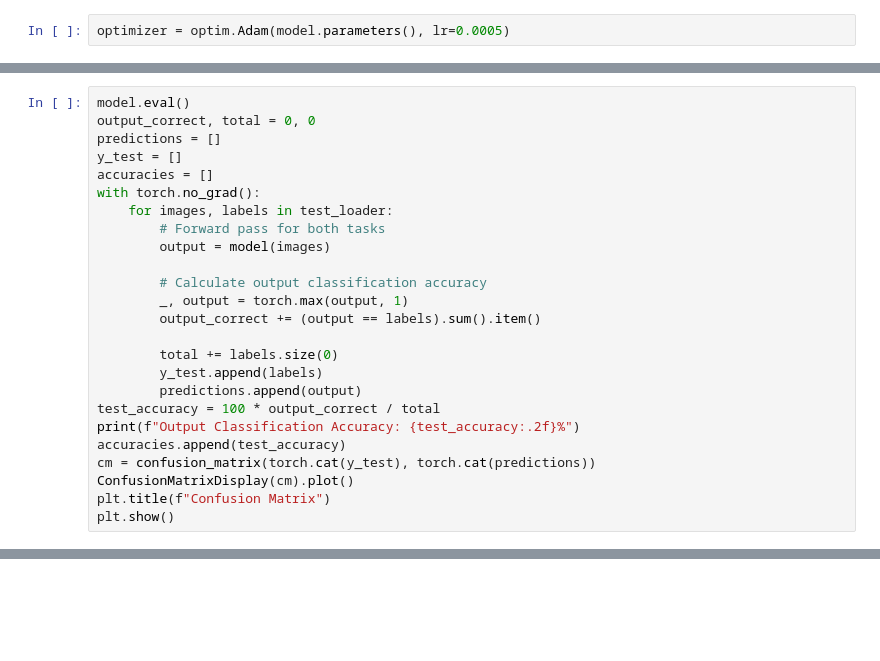
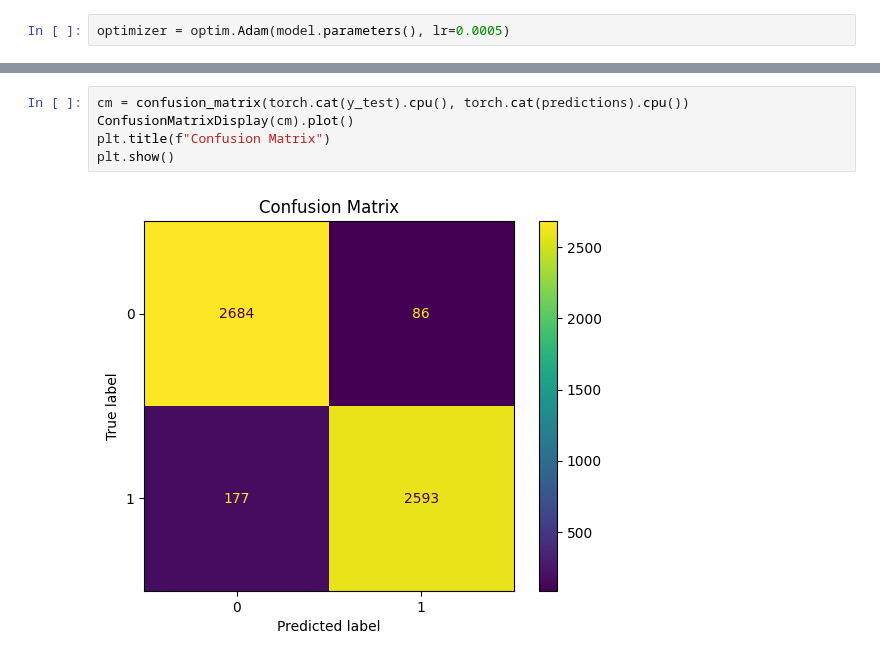
Before and after one commit to angelinabuysse/CS455_Final_Project_UG7, a Jupyter notebook: cnn.ipynb, the cells around one changed output, grey strips where cells are left out. Drawn from its saved outputs; the diff is of its cells as text; blank space fills up the shorter version.

```diff
--- a/cnn.ipynb
+++ b/cnn.ipynb
@@ -142,25 +144,0 @@ Epoch 10 Output Classification Accuracy: 77.35%
-# %%
-model.eval()
-output_correct, total = 0, 0
-predictions = []
-y_test = []
-accuracies = []
-with torch.no_grad():
-    for images, labels in test_loader:
-        # Forward pass for both tasks
-        output = model(images)
-
-        # Calculate output classification accuracy
-        _, output = torch.max(output, 1)
-        output_correct += (output == labels).sum().item()
-
-        total += labels.size(0)
-        y_test.append(labels)
-        predictions.append(output)
-test_accuracy = 100 * output_correct / total
-print(f"Output Classification Accuracy: {test_accuracy:.2f}%")
-accuracies.append(test_accuracy)
-cm = confusion_matrix(torch.cat(y_test), torch.cat(predictions))
-ConfusionMatrixDisplay(cm).plot()
-plt.title(f"Confusion Matrix")
-plt.show()
@@ -170,3 +145,10 @@ Output Classification Accuracy: 77.35%
+# %%
+cm = confusion_matrix(torch.cat(y_test).cpu(), torch.cat(predictions).cpu())
+ConfusionMatrixDisplay(cm).plot()
+plt.title(f"Confusion Matrix")
+plt.show()
+# %% [output]
+[figure, added]
 # %%
 plt.figure(figsize=(8, 6))
 plt.plot(losses, label='Training Loss')
```
Also changed, not shown: parts of 8 cells of this notebook, 2 other files.
